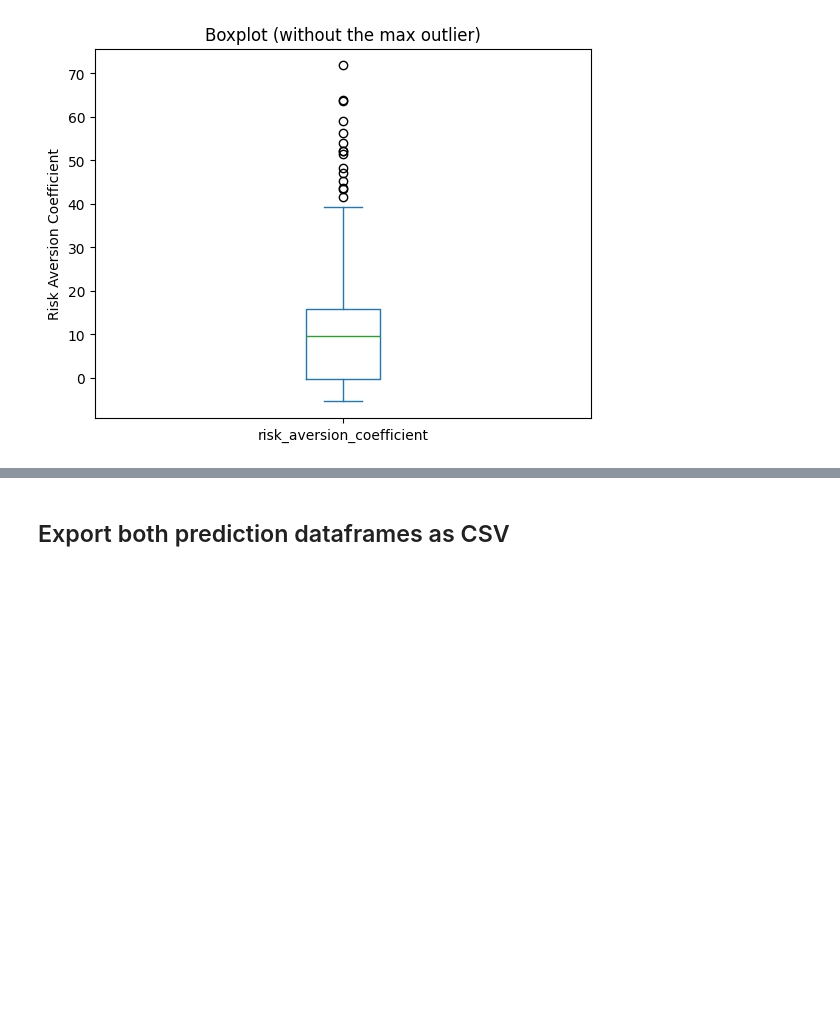
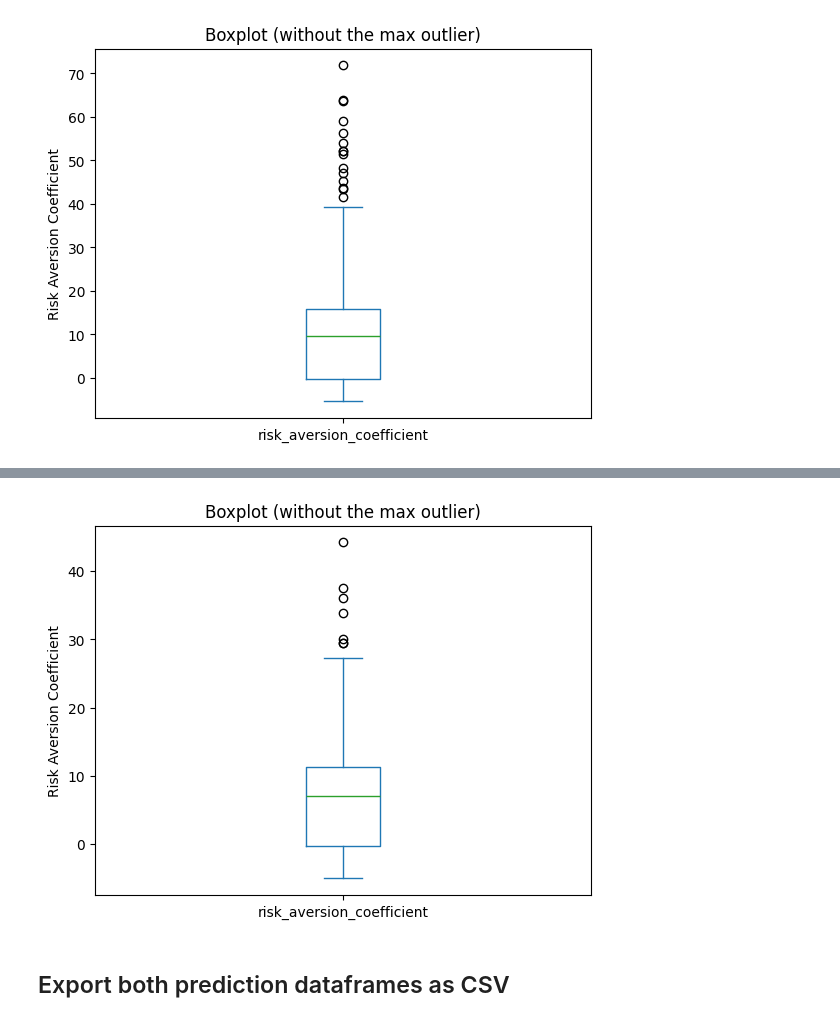
Before and after one commit to FeKapp/bachelorthesis-ai-recommendations, a Jupyter notebook: 3month_unbiased.ipynb, the cells around one changed output, grey strips where cells are left out. Cells and saved outputs as stored; diff of their text form; code cells hidden in the pictures; blank space fills up the shorter version.

```diff
--- a/3month_unbiased.ipynb
+++ b/3month_unbiased.ipynb
@@ -902,3 +1036,13 @@ plt.show()
+# %%
+import matplotlib.pyplot as plt
+
+plt.figure()
+bias_monthly_eom_df["risk_aversion_coefficient"].plot.box()
+plt.ylabel("Risk Aversion Coefficient")
+plt.title("Boxplot (without the max outlier)")
+plt.show()
+# %% [output]
+[figure, added]
 # %% [markdown]
 ## Export both prediction dataframes as CSV
 # %% [markdown]
```
Also changed, not shown: parts of 9 cells of this notebook, 10 other files.
